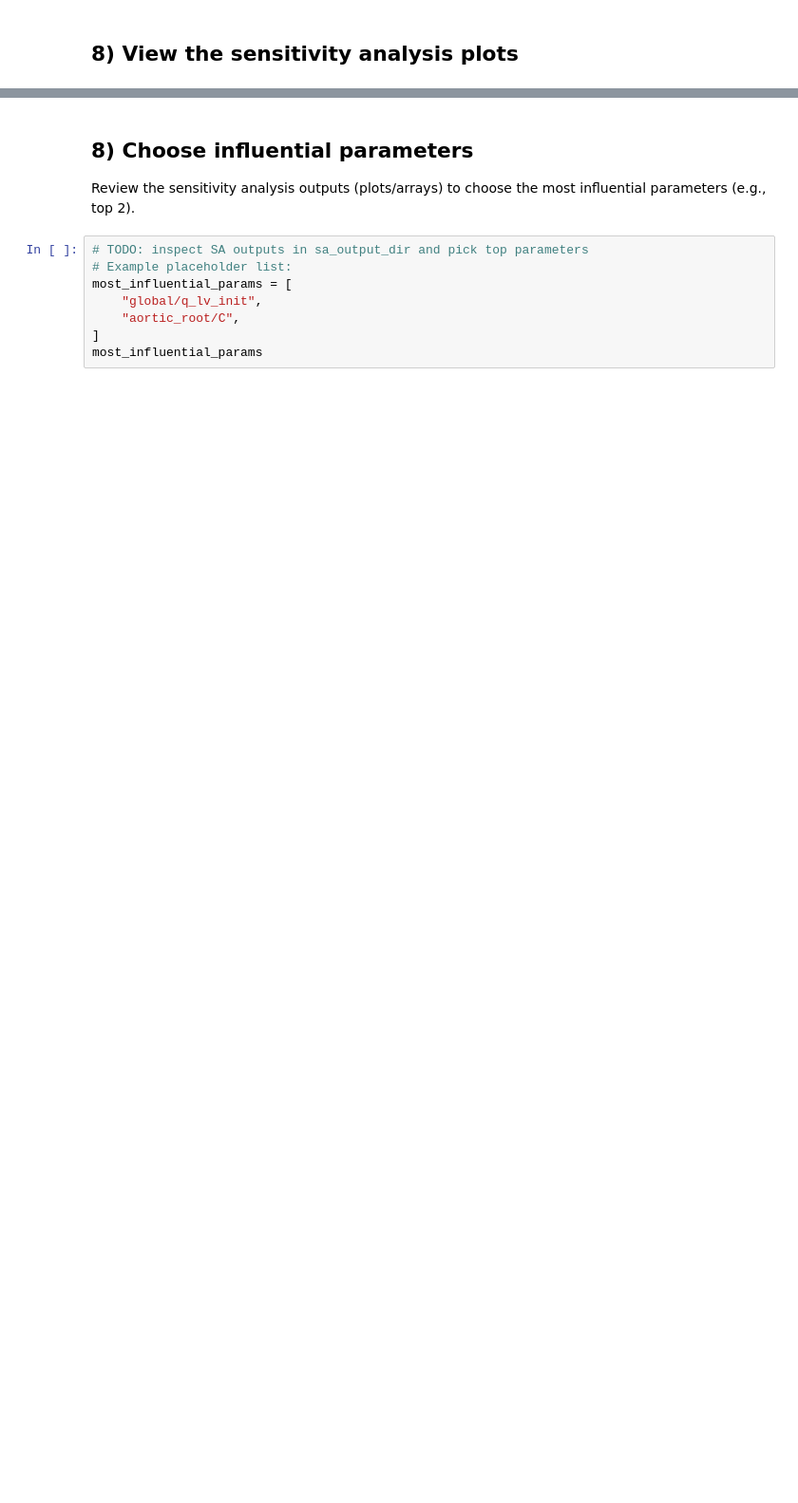
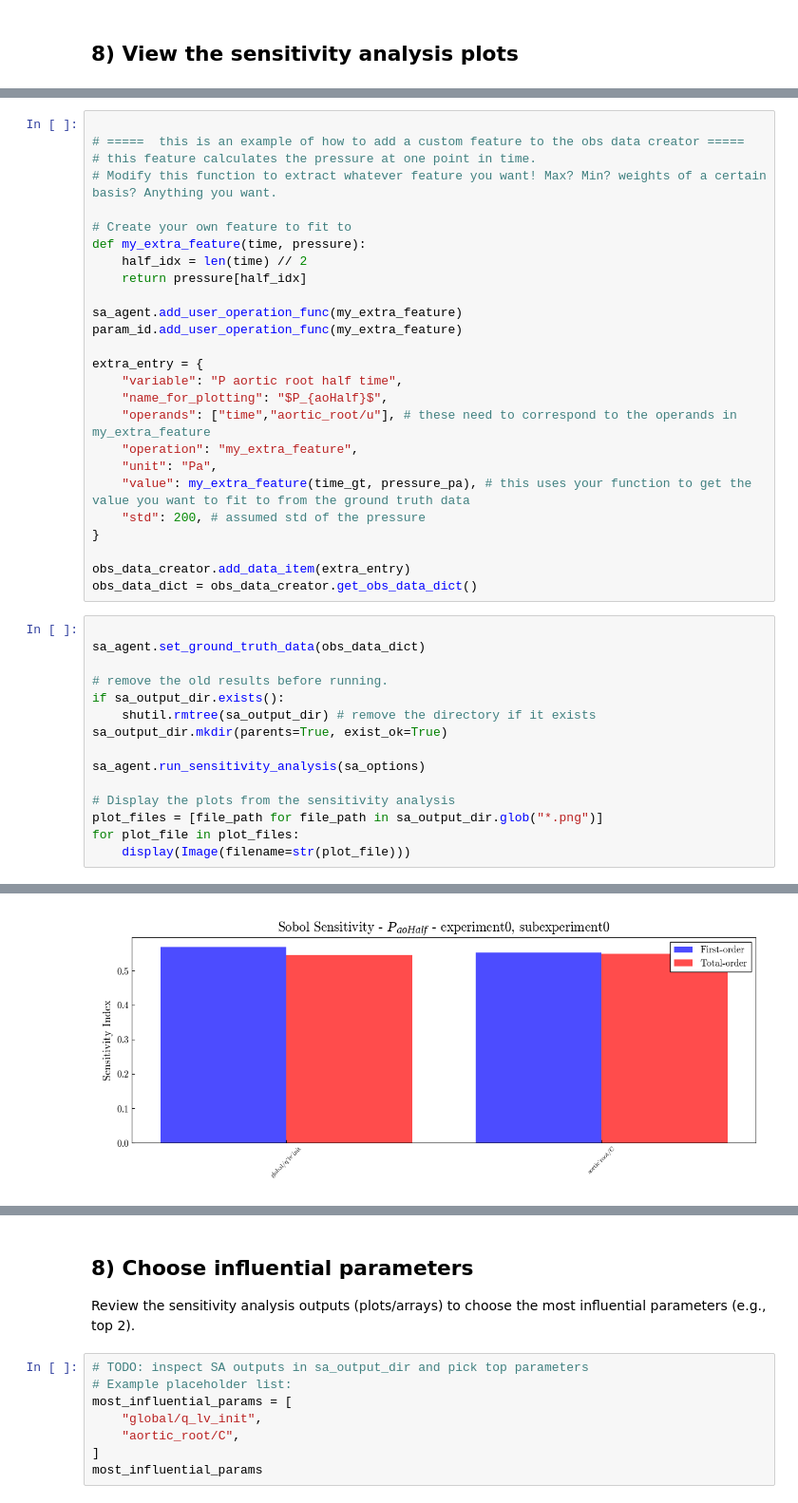
Before and after one commit to FinbarArgus/circulatory_autogen, a Jupyter notebook: tutorial/interactive/generation_and_calibration.ipynb, the cells around one changed output, grey strips where cells are left out. Shown at 95% size. Saved outputs shown, nothing was run; the diff lists cells and outputs as text; blank space fills up the shorter version.

```diff
--- a/tutorial/interactive/generation_and_calibration.ipynb
+++ b/tutorial/interactive/generation_and_calibration.ipynb
@@ -398,0 +421,42 @@ if plot_file.exists():
+# %%
+
+# =====  this is an example of how to add a custom feature to the obs data creator =====
+# this feature calculates the pressure at one point in time.
+# Modify this function to extract whatever feature you want! Max? Min? weights of a certain basis? Anything you want.
+
+# Create your own feature to fit to
+def my_extra_feature(time, pressure):
+    half_idx = len(time) // 2
+    return pressure[half_idx]
+
+sa_agent.add_user_operation_func(my_extra_feature)
+param_id.add_user_operation_func(my_extra_feature)
+
+extra_entry = {
+    "variable": "P aortic root half time",
+    "name_for_plotting": "$P_{aoHalf}$",
+    "operands": ["time","aortic_root/u"], # these need to correspond to the operands in my_extra_feature
+    "operation": "my_extra_feature",
+    "unit": "Pa",
+    "value": my_extra_feature(time_gt, pressure_pa), # this uses your function to get the value you want to fit to from the ground truth data
+    "std": 200, # assumed std of the pressure
+}
+
+obs_data_creator.add_data_item(extra_entry)
+obs_data_dict = obs_data_creator.get_obs_data_dict()
+# %%
+
+sa_agent.set_ground_truth_data(obs_data_dict)
+
+# remove the old results before running.
+if sa_output_dir.exists():
+    shutil.rmtree(sa_output_dir) # remove the directory if it exists
+sa_output_dir.mkdir(parents=True, exist_ok=True)
+
+sa_agent.run_sensitivity_analysis(sa_options)
+
+# Display the plots from the sensitivity analysis
+plot_files = [file_path for file_path in sa_output_dir.glob("*.png")]
+for plot_file in plot_files:
+    display(Image(filename=str(plot_file)))
+# %% [output]
@@ -398,0 +484 @@ if plot_file.exists():
+[figure, added]
```
Also changed, not shown: parts of 11 cells of this notebook, 6 other files.
